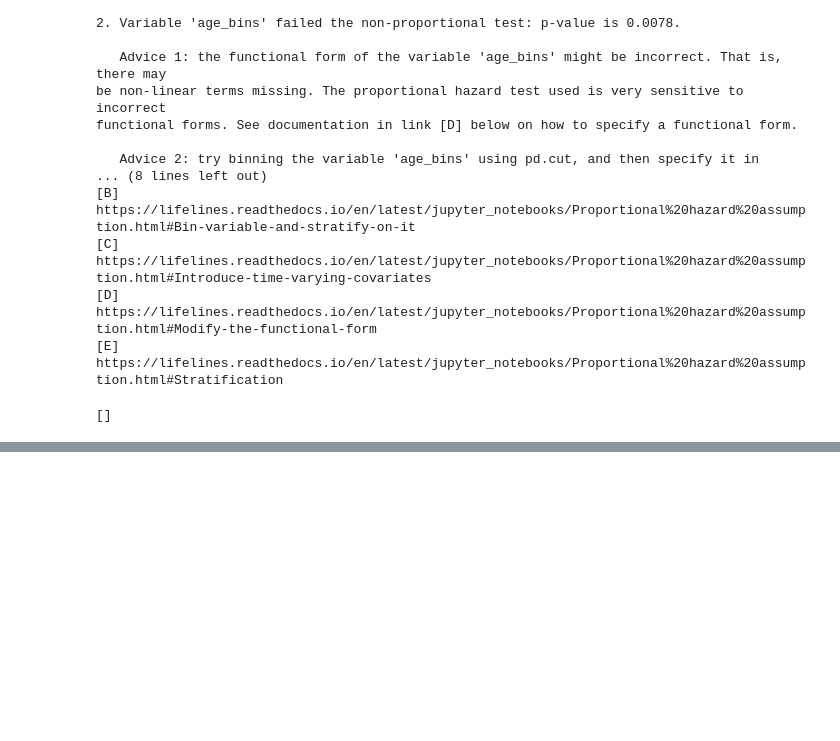
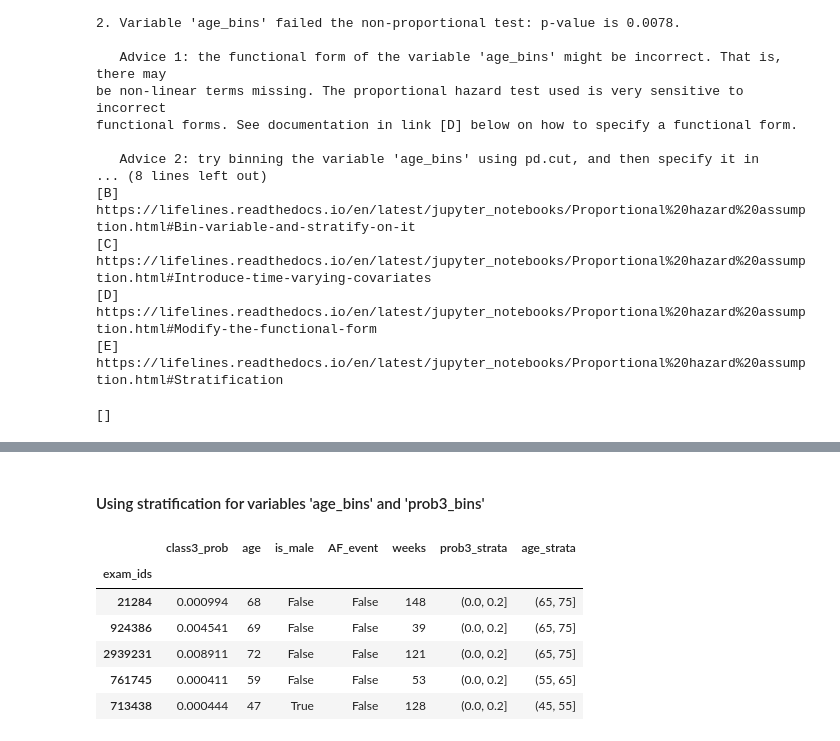
Before and after one commit to mygithth27/af-risk-prediction-by-ecg-dnn, a Jupyter notebook: survival_model.ipynb, the cells around one changed output, grey strips where cells are left out. Drawn from its saved outputs; the diff is of its cells as text; code cells hidden in the pictures; blank space fills up the shorter version.

```diff
--- a/survival_model.ipynb
+++ b/survival_model.ipynb
@@ -527,0 +463,21 @@ values = np.sort(sa_df2['prob3_bins'].unique())
+# %% [markdown]
+#### Using stratification for variables 'age_bins' and 'prob3_bins'
+# %%
+# Make a survival analysis dataset
+df3 = exams_df.loc[:, ['age', 'is_male', 'AF_event', 'time']].rename(columns={"time": "weeks"})
+sa_df3 = pred_df.loc[:, [prob_class3]].rename(columns={prob_class3: "class3_prob"})
+sa_df3 = pd.concat([sa_df3, df3], axis=1)
+# %%
+# Make columns of bins for probabilities and ages
+bins = pd.IntervalIndex.from_tuples([(0, 0.2), (0.2, 0.4), (0.4, 0.6), (0.6, 0.8), (0.8, 1)])
+sa_df3['prob3_strata'] = pd.cut(sa_df3['class3_prob'], bins, precision=5)
+sa_df3['age_strata'] = pd.cut(sa_df3['age'], np.arange(15, 106, 10))
+sa_df3.head()
+# %% [output]
+|  | class3_prob | age | is_male | AF_event | weeks | prob3_strata | age_strata |
+| exam_ids |  |  |  |  |  |  |  |
+| 21284 | 0.000994 | 68 | False | False | 148 | (0.0, 0.2] | (65, 75] |
+| 924386 | 0.004541 | 69 | False | False | 39 | (0.0, 0.2] | (65, 75] |
+| 2939231 | 0.008911 | 72 | False | False | 121 | (0.0, 0.2] | (65, 75] |
+| 761745 | 0.000411 | 59 | False | False | 53 | (0.0, 0.2] | (55, 65] |
+| 713438 | 0.000444 | 47 | True | False | 128 | (0.0, 0.2] | (45, 55] |
```
Also changed, not shown: parts of 24 cells of this notebook.
